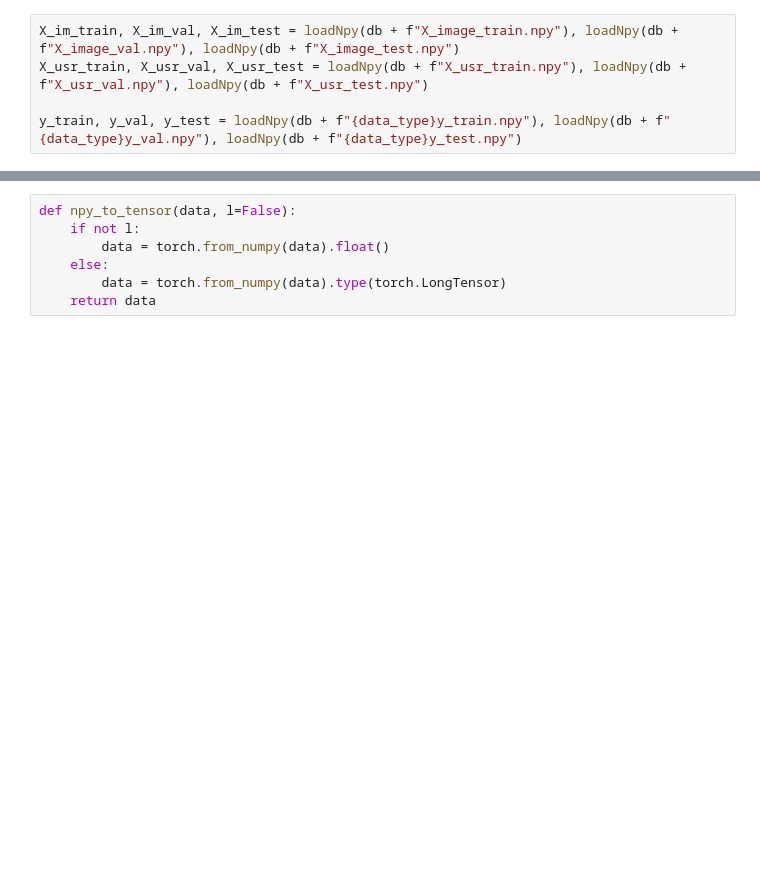
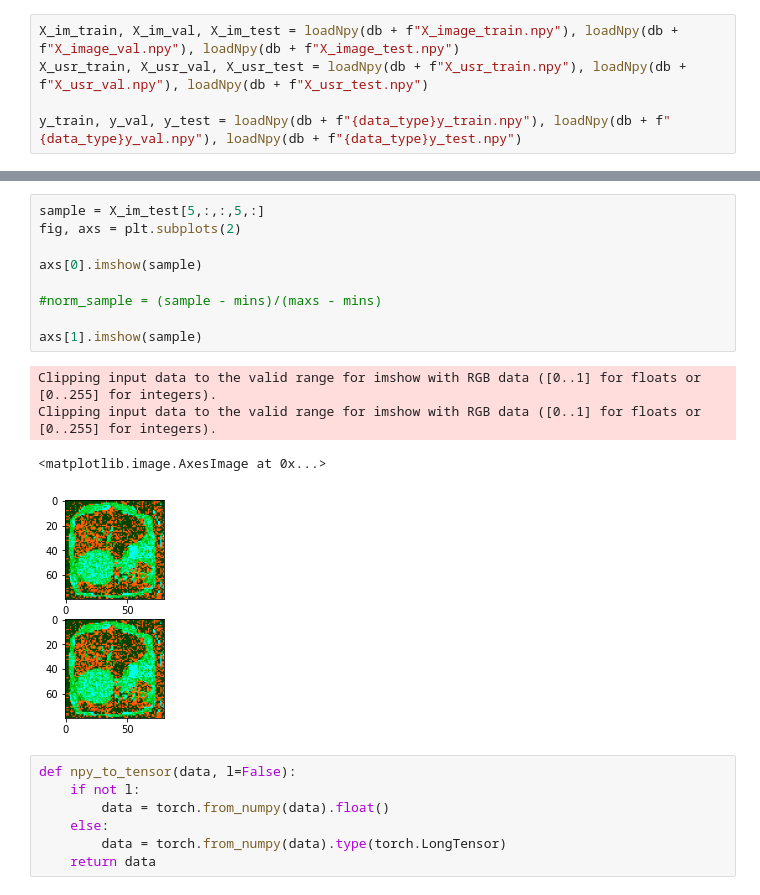
Before and after one commit to hwixley/ctscan-covid19-severity-detection, a Jupyter notebook: deep-learning.ipynb, the cells around one changed output, grey strips where cells are left out. Cells and saved outputs as stored; diff of their text form; blank space fills up the shorter version.

```diff
--- a/deep-learning.ipynb
+++ b/deep-learning.ipynb
@@ -54,3 +74,17 @@ y_train, y_val, y_test = loadNpy(db + f"{data_type}y_train.npy"), loadNpy(db + f
+# %%
+sample = X_im_test[5,:,:,5,:]
+fig, axs = plt.subplots(2)
+
+axs[0].imshow(sample)
+
+#norm_sample = (sample - mins)/(maxs - mins)
+
+axs[1].imshow(sample)
+# %% [output]
+Clipping input data to the valid range for imshow with RGB data ([0..1] for floats or [0..255] for integers).
+Clipping input data to the valid range for imshow with RGB data ([0..1] for floats or [0..255] for integers).
+<matplotlib.image.AxesImage at 0x...>
+[figure, added]
 # %%
 def npy_to_tensor(data, l=False):
     if not l:
```
Also changed, not shown: parts of 18 cells of this notebook, 1 other file.
